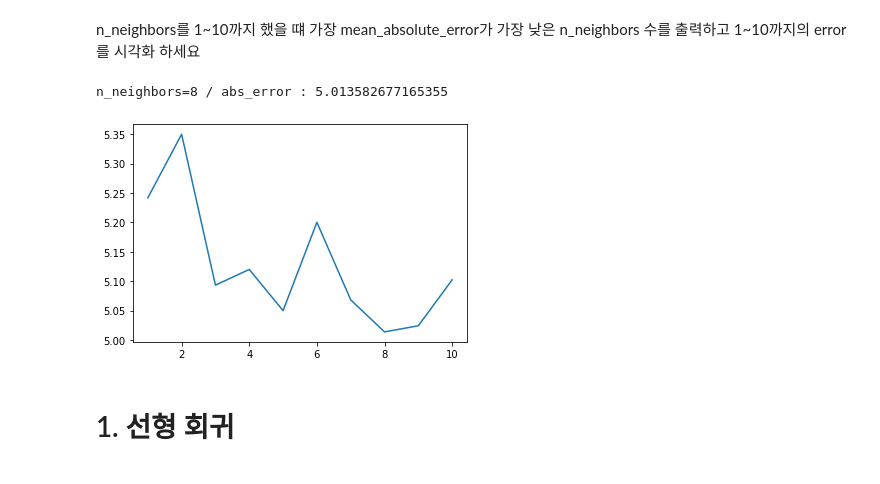
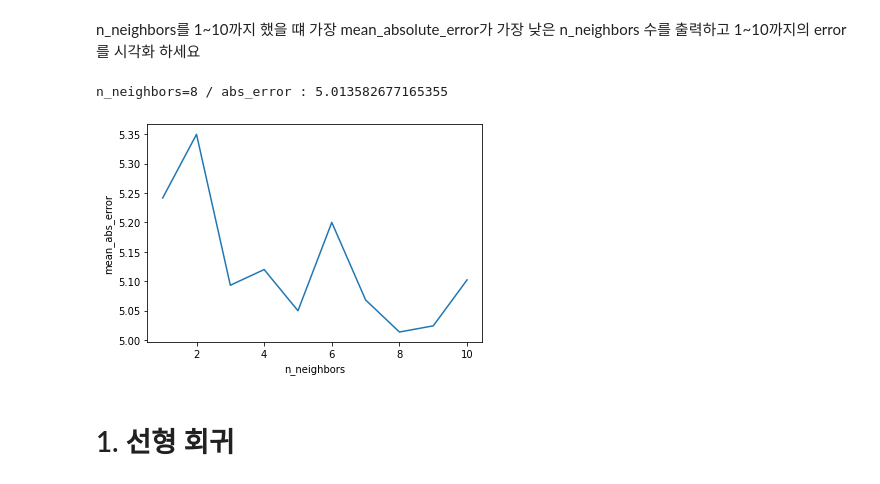
Before and after one commit to Felix-Silas/BITAmin, a Jupyter notebook: 3주차_복습과제.ipynb, the cells around one changed output. Drawn from its saved outputs; the diff is of its cells as text; code cells hidden in the pictures.

```diff
--- a/3주차_복습과제.ipynb
+++ b/3주차_복습과제.ipynb
@@ -132,17 +132,19 @@ n_neighbors를 1~10까지 했을 떄 가장 mean_absolute_error가 가장 낮은
 # %%
 from sklearn.metrics import mean_absolute_error
 
 error=[]
 for i in range (1,11):
   knr=KNeighborsRegressor(n_neighbors = i)
   knr.fit(X_train,y_train)
   pred=knr.predict(X_test)
   error.append(mean_absolute_error(y_test,pred))
 plt.plot(range(1,11),error)
+plt.xlabel('n_neighbors')
+plt.ylabel('mean_abs_error')
 print(f'n_neighbors={np.argmin(error)+1} / abs_error : {min(error)}')
 # %% [output]
 n_neighbors=8 / abs_error : 5.013582677165355
-[figure, old version]
+[figure, new version]
 # %%
 from sklearn import datasets
 from sklearn.model_selection import train_test_split
```
Also changed, not shown: parts of 5 cells of this notebook.
